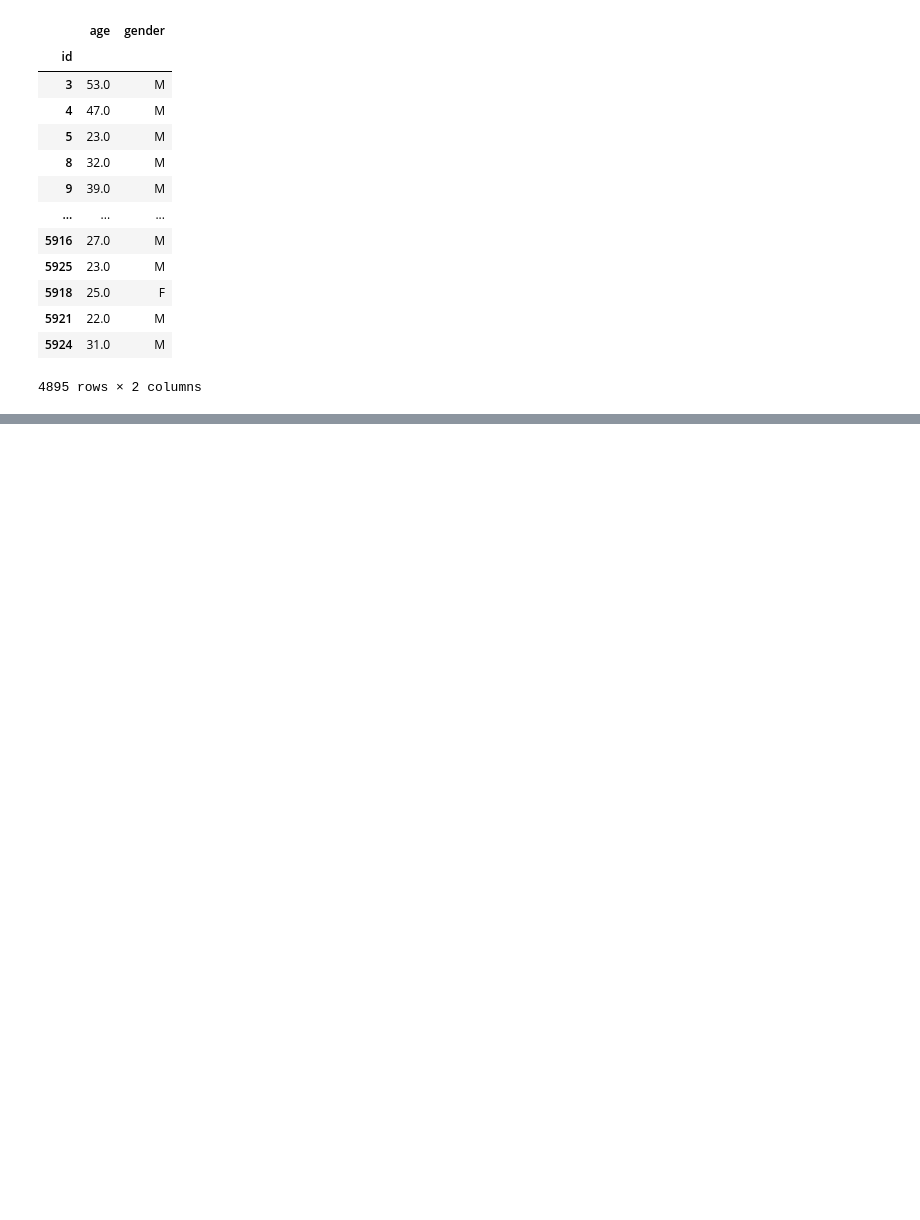
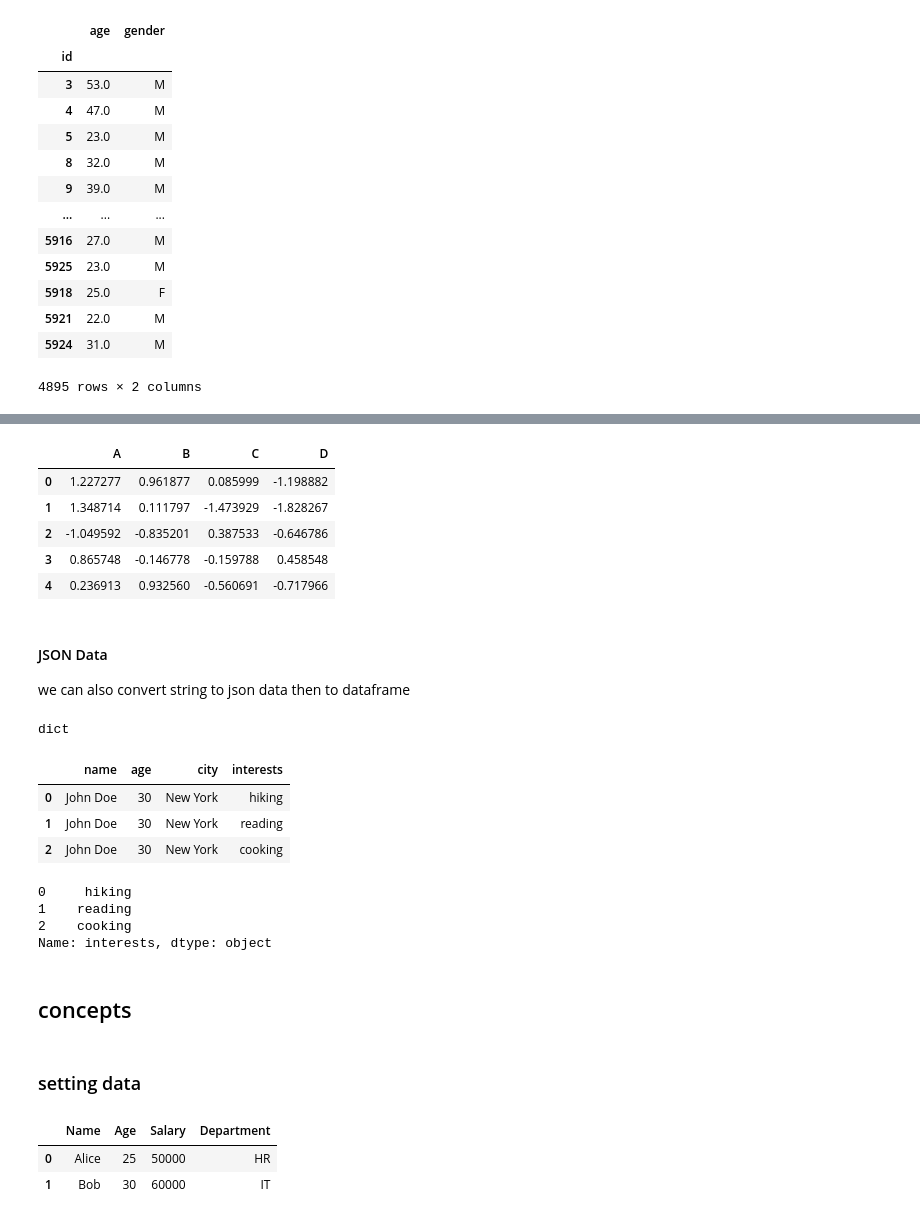
Before and after one commit to harshinharshi/Pandas_Basics_for_Machine_Learning, a Jupyter notebook: Pandas_Basics.ipynb, the cells around one changed output, grey strips where cells are left out. Saved outputs shown, nothing was run; the diff lists cells and outputs as text; code cells hidden in the pictures; blank space fills up the shorter version.

```diff
--- a/Pandas_Basics.ipynb
+++ b/Pandas_Basics.ipynb
@@ -200,0 +322,47 @@ Happy coding with Pandas! 🐼🚀
+# %%
+import pandas as pd
+import numpy as np
+
+# Create a DataFrame with random values
+df = pd.DataFrame(np.random.randn(10, 4), columns=['A', 'B', 'C', 'D'])
+df.head()
+# %% [output]
+|  | A | B | C | D |
+| 0 | 1.227277 | 0.961877 | 0.085999 | -1.198882 |
+| 1 | 1.348714 | 0.111797 | -1.473929 | -1.828267 |
+| 2 | -1.049592 | -0.835201 | 0.387533 | -0.646786 |
+| 3 | 0.865748 | -0.146778 | -0.159788 | 0.458548 |
+| 4 | 0.236913 | 0.932560 | -0.560691 | -0.717966 |
+# %% [markdown]
+#### JSON Data
+
+we can also convert string to json data then to dataframe
+# %%
+data = {
+  "name": "John Doe",
+  "age": 30,
+  "city": "New York",
+  "interests": ["hiking", "reading", "cooking"]
+    }
+type(data)
+# %% [output]
+dict
+# %%
+data_df = pd.DataFrame(data)
+data_df
+# %% [output]
+|  | name | age | city | interests |
+| 0 | John Doe | 30 | New York | hiking |
+| 1 | John Doe | 30 | New York | reading |
+| 2 | John Doe | 30 | New York | cooking |
+# %%
+data_df['interests']
+# %% [output]
+0     hiking
+1    reading
+2    cooking
+Name: interests, dtype: object
+# %% [markdown]
+##  concepts
+# %% [markdown]
+### setting data
@@ -200,0 +381,6 @@ Happy coding with Pandas! 🐼🚀
+# %%
+df.head(2)
+# %% [output]
+|  | Name | Age | Salary | Department |
+| 0 | Alice | 25 | 50000 | HR |
+| 1 | Bob | 30 | 60000 | IT |
```
Also changed, not shown: parts of 79 cells of this notebook, 11 other files.
